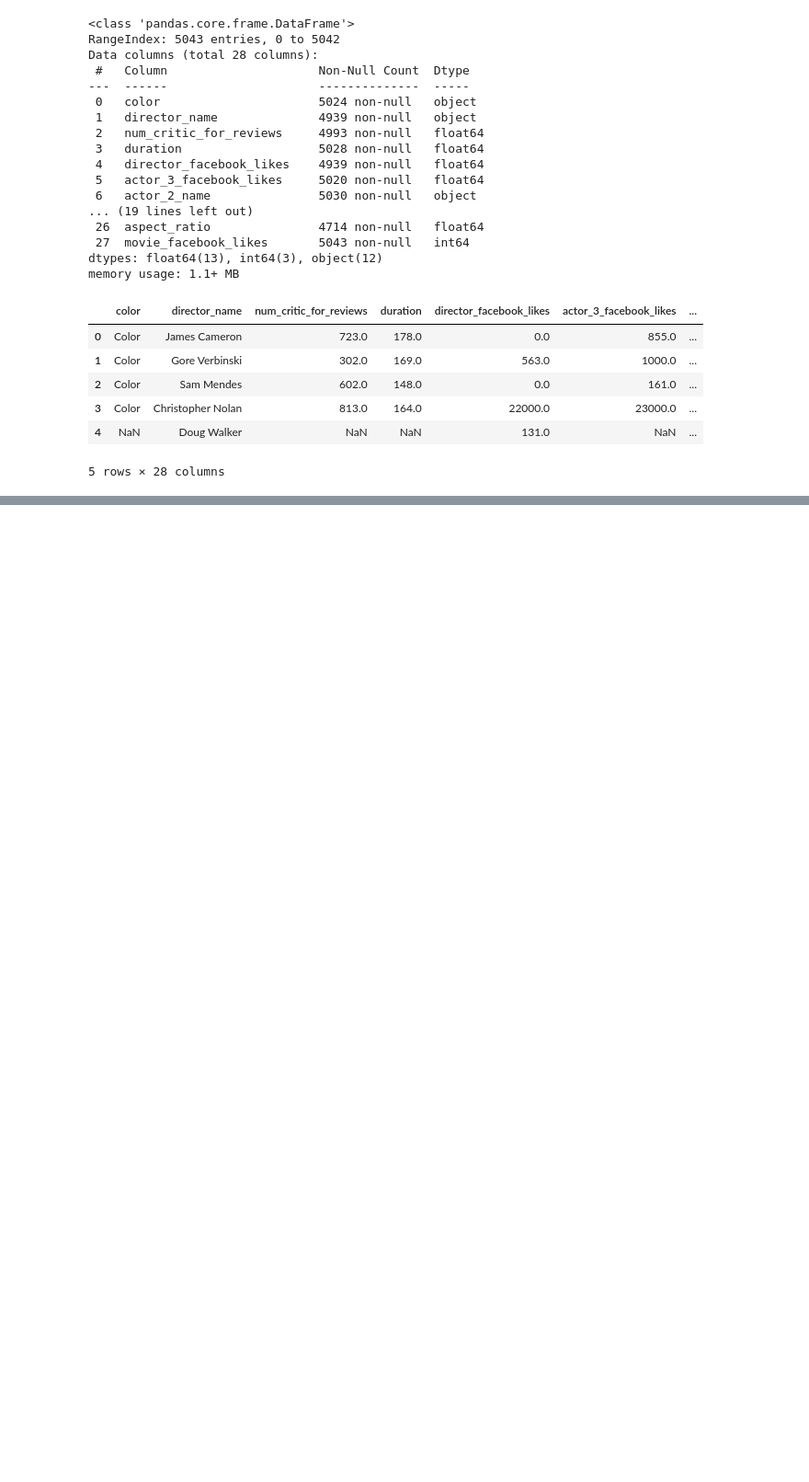
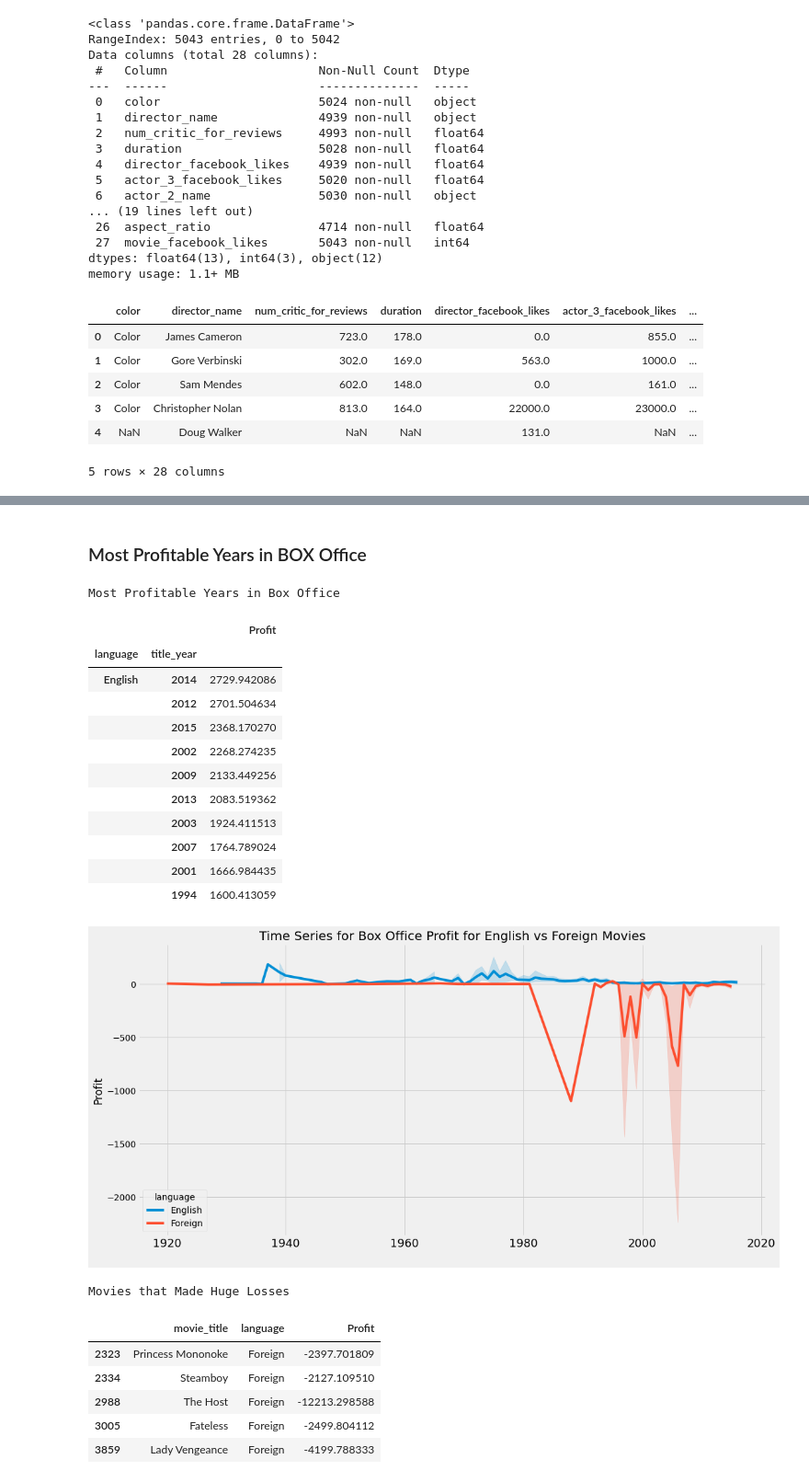
Before and after one commit to MlondiMchunu/movieRecommender2, a Jupyter notebook: movieRec.ipynb, the cells around one changed output, grey strips where cells are left out. Shown at 92% size. Cells and saved outputs as stored; diff of their text form; code cells hidden in the pictures; blank space fills up the shorter version.

```diff
--- a/movieRec.ipynb
+++ b/movieRec.ipynb
@@ -62,0 +150,3 @@ data.head()
+# %%
+#create profit column
+data['Profit'] = data['gross'] - data['budget']
@@ -62,0 +173,6 @@ data.head()
+# %%
+#remove all the duplicates from the data
+data.drop_duplicates(subset = None, keep = 'first', inplace = True)
+
+#print the no. of rows after removing Duplicates
+print("No. of Rows After Removing Duplicates: ",data.shape[0])
@@ -62,0 +346,42 @@ data.head()
+# %% [markdown]
+### Most Profitable Years in BOX Office
+# %%
+data['title_year'] = data['title_year'].astype('int')
+
+print('Most Profitable Years in Box Office')
+display(data[['title_year','language','Profit']].groupby(['language','title_year']).agg('sum').sort_values(by = 'Profit',ascending = False).head(10).style.background_gradient(cmap = 'Greens'))
+
+#plot them
+sns.lineplot(data['title_year'], data['Profit'], hue = data['language'])
+
+
+plt.title('Time Series for Box Office Profit for English vs Foreign Movies', fontsize = 20)
+plt.xticks(fontsize = 18)
+plt.xlabel(' ')
+plt.show()
+
+
+print("Movies that Made Huge Losses")
+display(data[data['Profit'] < -2000][['movie_title','language','Profit']].style.background_gradient(cmap = 'Reds'))
+# %% [output]
+Most Profitable Years in Box Office
+|  |  | Profit |
+| language | title_year |  |
+| English | 2014 | 2729.942086 |
+|  | 2012 | 2701.504634 |
+|  | 2015 | 2368.170270 |
+|  | 2002 | 2268.274235 |
+|  | 2009 | 2133.449256 |
+|  | 2013 | 2083.519362 |
+|  | 2003 | 1924.411513 |
+|  | 2007 | 1764.789024 |
+|  | 2001 | 1666.984435 |
+|  | 1994 | 1600.413059 |
+[figure, added]
+Movies that Made Huge Losses
+|  | movie_title | language | Profit |
+| 2323 | Princess Mononoke | Foreign | -2397.701809 |
+| 2334 | Steamboy | Foreign | -2127.109510 |
+| 2988 | The Host | Foreign | -12213.298588 |
+| 3005 | Fateless | Foreign | -2499.804112 |
+| 3859 | Lady Vengeance | Foreign | -4199.788333 |
```
Also changed, not shown: parts of 30 cells of this notebook.
